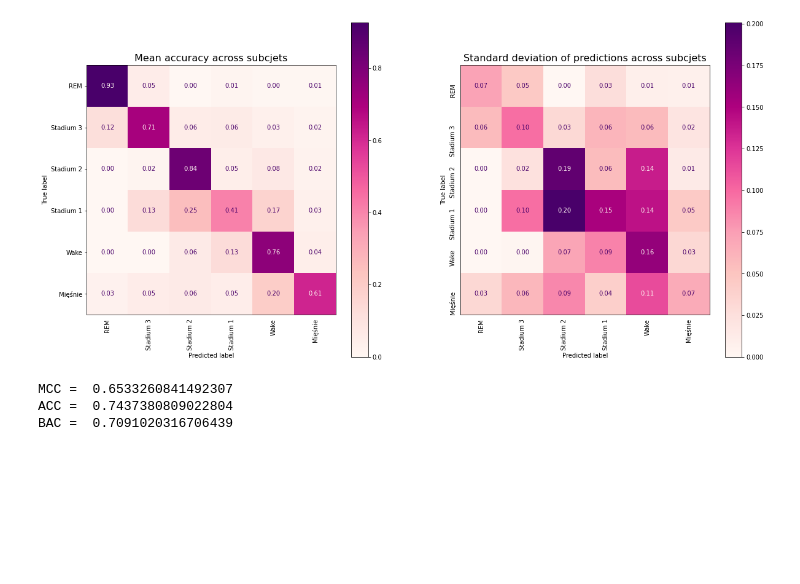
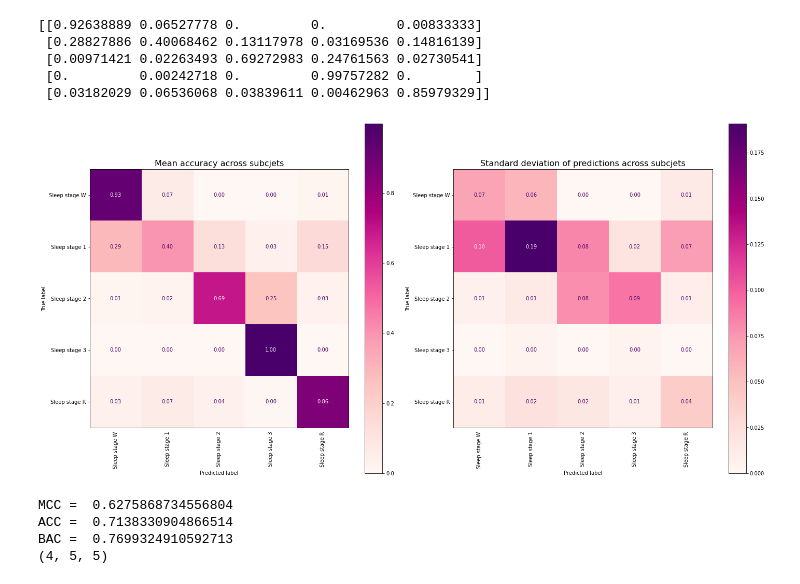
Before and after one commit to jjakubowska06/BENDR, a Jupyter notebook: hypno_from_BENDR.ipynb, the cells around one changed output. Drawn from its saved outputs; the diff is of its cells as text; code cells hidden in the pictures; blank space fills up the shorter version.

```diff
--- a/hypno_from_BENDR.ipynb
+++ b/hypno_from_BENDR.ipynb
@@ -10,26 +21,29 @@ import os
+# %%
+pred_path = 'predictions/linear-sleepedf-AASM-pool1-all_data-no-positioning'
+
+# s03
+# signal_path =  '/dmj/fizmed/jjakubowska/physionet.org/files/sleep-edfx/1.0.0/sleep-telemetry/temazepam_test/s03/ST7242J0-PSG.edf'
 # %%
-pred_path = 'predictions/BENDR-polid-AASM-hpf05_emg' #AASM_hpf1_emg' #
 test_subjects = os.listdir(pred_path)
 
 # AASM
-labels = ['REM', 'Stadium 3', 'Stadium 2', 'Stadium 1', 'Wake', 'Mięśnie']
-classes = [0, 1, 2, 3, 4, 5]
-
-# R&K
-# labels = ['REM', 'Stadium 4', 'Stadium 3', 'Stadium 2', 'Stadium 1', 'Wake', 'Mięśnie']
-# classes = [0, 1, 2, 3, 4, 5, 6]
+labels = ['Sleep stage W', 'Sleep stage 1', 'Sleep stage 2', 'Sleep stage 3', 'Sleep stage R']
+classes = [0, 1, 2, 3, 4]
 
 ACC = 0
 BAC = 0
 MCC = 0
+
+
 conf_matrix = np.zeros((len(test_subjects)//2, len(labels), len(labels)))
 
+test_subjects = os.listdir(pred_path)
+print(test_subjects)
 
 for i, sub in enumerate(test_subjects):
     i //= 2
 
     if sub.split("_")[-1] == 'softmax.npy':
-#         i //= 2
         continue
 
     # predicted tags
@@ -37,6 +51,17 @@ for i, sub in enumerate(test_subjects):
 
     y_true = in_and_out[0]
     y_BENDR = in_and_out[1]
+
+    if i == 1:
+        y_true_s2 = y_true
+        y_BENDR_s2 = y_BENDR
+
+    plt.subplot(2,1,1)
+    plt.plot(y_true)
+    plt.subplot(2,1,2)
+    plt.plot(y_BENDR)
+
+    plt.show()
 
     conf_matrix[i, : ,:] = confusion_matrix(y_true, y_BENDR, labels=classes, normalize='true') # true
 
@@ -69,43 +93,48 @@ for i, sub in enumerate(test_subjects):
 # %%
 mean_conf = np.mean(conf_matrix, axis = 0)
+# mean_conf = conf_matrix[2]
 std_conf = np.std(conf_matrix, axis = 0)
+print(mean_conf)
 
 cmap = 'RdPu'
 values_format = ".2f"
 title_size = 16
-# colorbar = False
 
 
 f, axes = plt.subplots(1, 2, figsize=(20, 10))
 
 axes[0].set_title("Mean accuracy across subcjets", size=title_size)
-
 ConfusionMatrixDisplay(confusion_matrix=mean_conf, display_labels=labels).plot(
     include_values=True, cmap=cmap, ax=axes[0], values_format=values_format)
-
 axes[0].tick_params(axis='x', which='both', bottom=False, top=False, rotation=90)
 
 
-# Plot the second confusion matrix (Model 2) at position (0, 1)
 axes[1].set_title("Standard deviation of predictions across subcjets", size=title_size)
 ConfusionMatrixDisplay(confusion_matrix=std_conf, display_labels=labels).plot(
     include_values=True, cmap=cmap, ax=axes[1], values_format=values_format)
+axes[1].tick_params(axis='x', which='both', bottom=False, left=False, rotation=90)
 
-axes[1].tick_params(axis='both', which='both', bottom=False, left=False, rotation=90)
-
+plt.tight_layout()
 plt.show()
 # %% [output]
+[[0.92638889 0.06527778 0.         0.         0.00833333]
+ [0.28827886 0.40068462 0.13117978 0.03169536 0.14816139]
+ [0.00971421 0.02263493 0.69272983 0.24761563 0.02730541]
+ [0.         0.00242718 0.         0.99757282 0.        ]
+ [0.03182029 0.06536068 0.03839611 0.00462963 0.85979329]]
-[figure, old version]
+[figure, new version]
 # %%
 ## metrykiBENDR-polid-AASM-hpf1-40_emg_filt
 
-print('MCC = ', MCC/6)
-print('ACC = ', ACC/6)
-print('BAC = ', BAC/6)
+print('MCC = ', MCC/4)
+print('ACC = ', ACC/4)
+print('BAC = ', BAC/4)
+print(conf_matrix.shape)
 # %% [output]
-MCC =  0.6533260841492307
-ACC =  0.7437380809022804
-BAC =  0.7091020316706439
+MCC =  0.6275868734556804
+ACC =  0.7138330904866514
+BAC =  0.7699324910592713
+(4, 5, 5)
 # %%
 ### hipnogram
 
```
Also changed, not shown: parts of 21 cells of this notebook, 14 other files.
